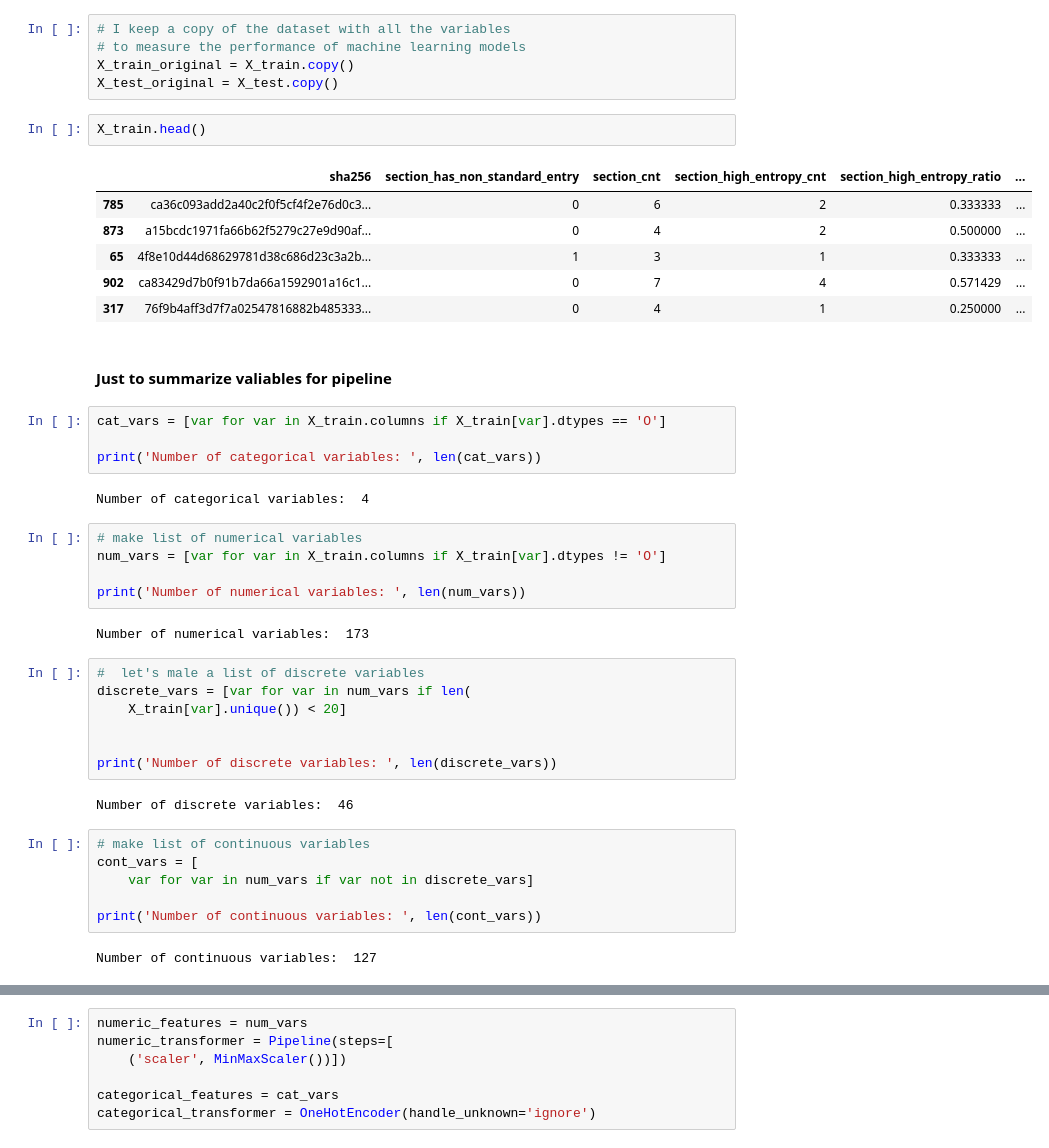
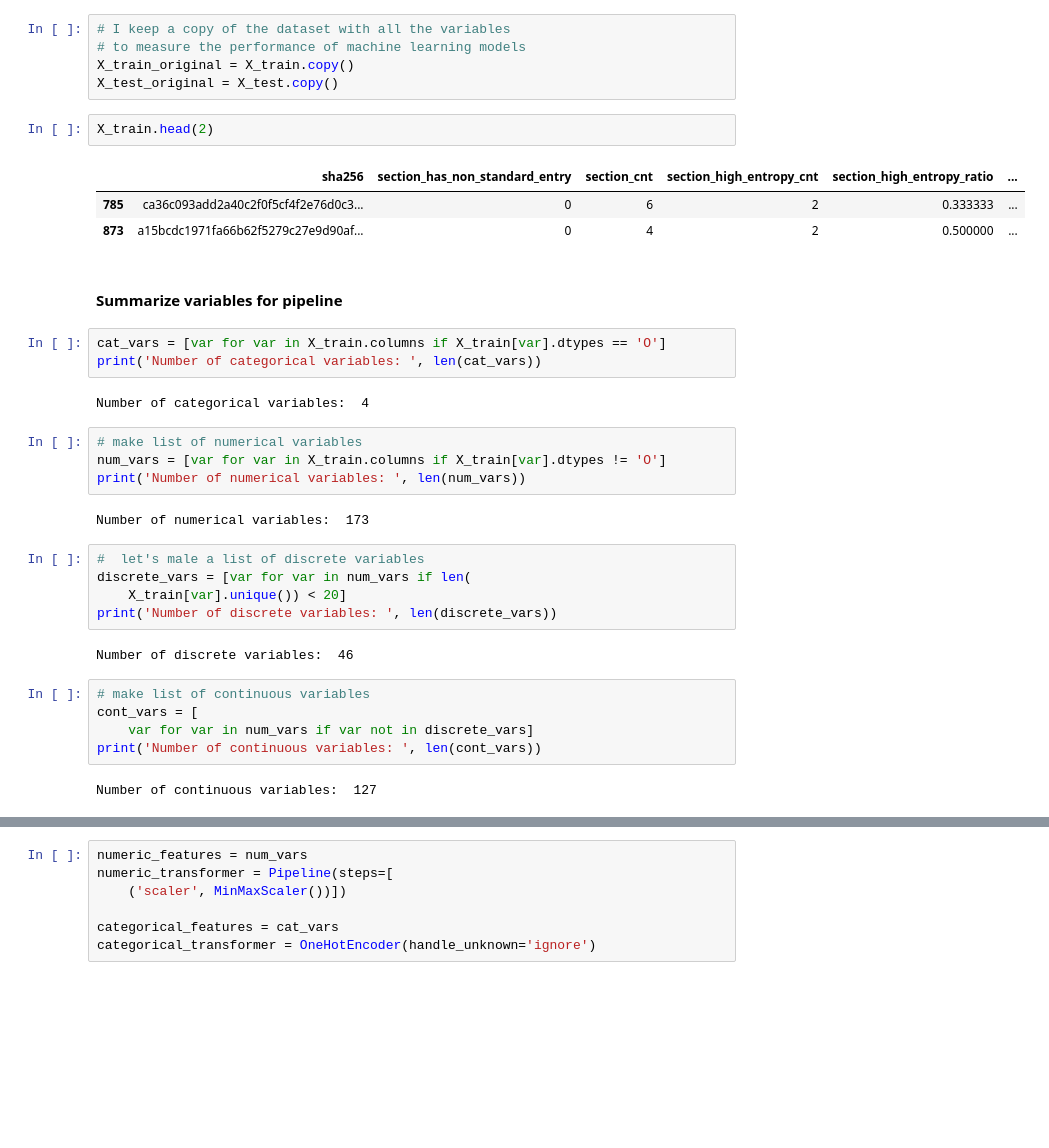
Before and after one commit to patrycjapiechowicz/cybersec, a Jupyter notebook: notebooks/part_1_feature_eingineering.ipynb, the cells around one changed output, grey strips where cells are left out. Drawn from its saved outputs; the diff is of its cells as text; blank space fills up the shorter version.

```diff
--- a/notebooks/part_1_feature_eingineering.ipynb
+++ b/notebooks/part_1_feature_eingineering.ipynb
@@ -311,26 +276,21 @@ X_train.shape, X_test.shape, y_train.shape, y_test.shape
 X_train_original = X_train.copy()
 X_test_original = X_test.copy()
 # %%
-X_train.head()
+X_train.head(2)
 # %% [output]
 |  | sha256 | section_has_non_standard_entry | section_cnt | section_high_entropy_cnt | section_high_entropy_ratio | ... |
 | 785 | ca36c093add2a40c2f0f5cf4f2e76d0c3... | 0 | 6 | 2 | 0.333333 | ... |
 | 873 | a15bcdc1971fa66b62f5279c27e9d90af... | 0 | 4 | 2 | 0.500000 | ... |
-| 65 | 4f8e10d44d68629781d38c686d23c3a2b... | 1 | 3 | 1 | 0.333333 | ... |
-| 902 | ca83429d7b0f91b7da66a1592901a16c1... | 0 | 7 | 4 | 0.571429 | ... |
-| 317 | 76f9b4aff3d7f7a02547816882b485333... | 0 | 4 | 1 | 0.250000 | ... |
 # %% [markdown]
-#### Just to summarize valiables for pipeline
+#### Summarize variables for pipeline
 # %%
 cat_vars = [var for var in X_train.columns if X_train[var].dtypes == 'O']
-
 print('Number of categorical variables: ', len(cat_vars))
 # %% [output]
 Number of categorical variables:  4
 # %%
 # make list of numerical variables
 num_vars = [var for var in X_train.columns if X_train[var].dtypes != 'O']
-
 print('Number of numerical variables: ', len(num_vars))
 # %% [output]
 Number of numerical variables:  173
@@ -338,8 +298,6 @@ Number of numerical variables:  173
 #  let's male a list of discrete variables
 discrete_vars = [var for var in num_vars if len(
     X_train[var].unique()) < 20]
-
-
 print('Number of discrete variables: ', len(discrete_vars))
 # %% [output]
 Number of discrete variables:  46
@@ -347,7 +305,6 @@ Number of discrete variables:  46
 # make list of continuous variables
 cont_vars = [
     var for var in num_vars if var not in discrete_vars]
-
 print('Number of continuous variables: ', len(cont_vars))
 # %% [output]
 Number of continuous variables:  127
```
Also changed, not shown: parts of 30 cells of this notebook.
